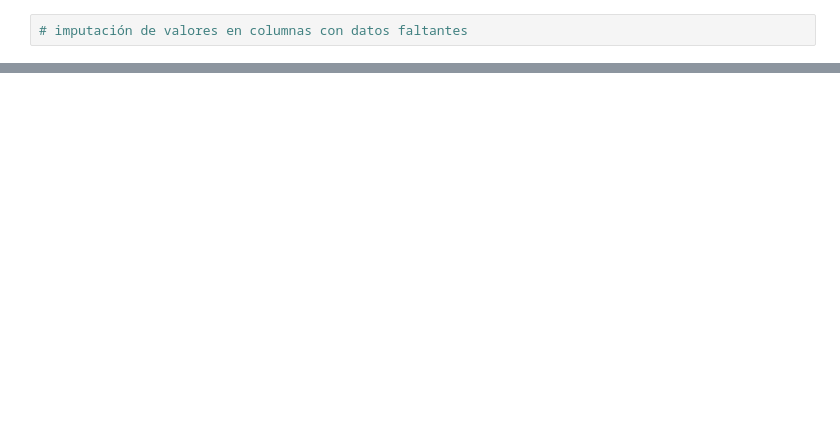
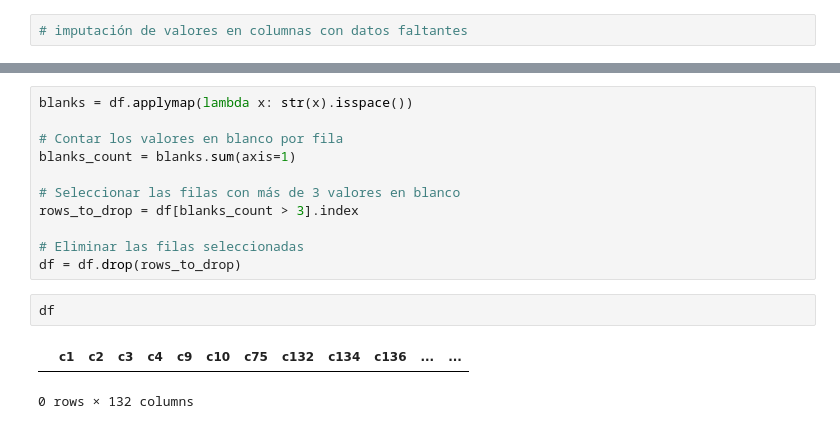
Before and after one commit to Vic-silo/TFM-EIP, a Jupyter notebook: ML-Models/PHA_tratamiento.ipynb, the cells around one changed output, grey strips where cells are left out. Drawn from its saved outputs; the diff is of its cells as text; blank space fills up the shorter version.

```diff
--- a/ML-Models/PHA_tratamiento.ipynb
+++ b/ML-Models/PHA_tratamiento.ipynb
@@ -121,0 +236,16 @@ input_data.skew()
+# %%
+blanks = df.applymap(lambda x: str(x).isspace())
+
+# Contar los valores en blanco por fila
+blanks_count = blanks.sum(axis=1)
+
+# Seleccionar las filas con más de 3 valores en blanco
+rows_to_drop = df[blanks_count > 3].index
+
+# Eliminar las filas seleccionadas
+df = df.drop(rows_to_drop)
+# %%
+df
+# %% [output]
+|  | c1 | c2 | c3 | c4 | c9 | c10 | c75 | c132 | c134 | c136 | ... | ... |
+0 rows × 132 columns
```
Also changed, not shown: parts of 14 cells of this notebook.
